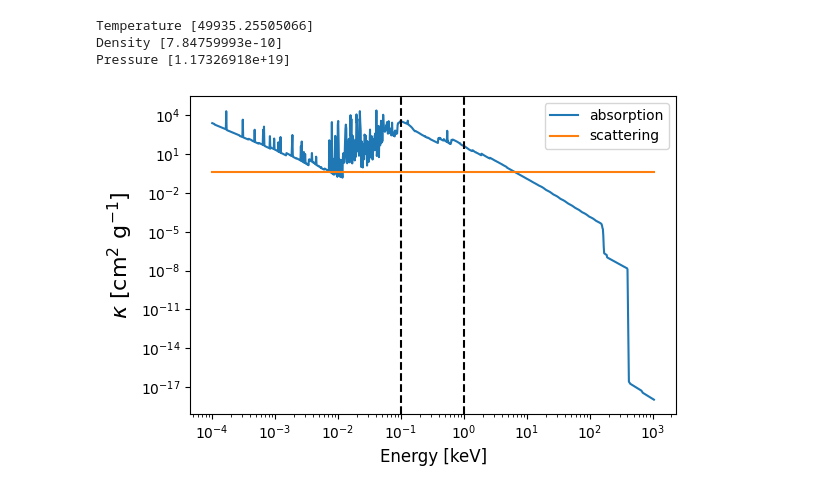
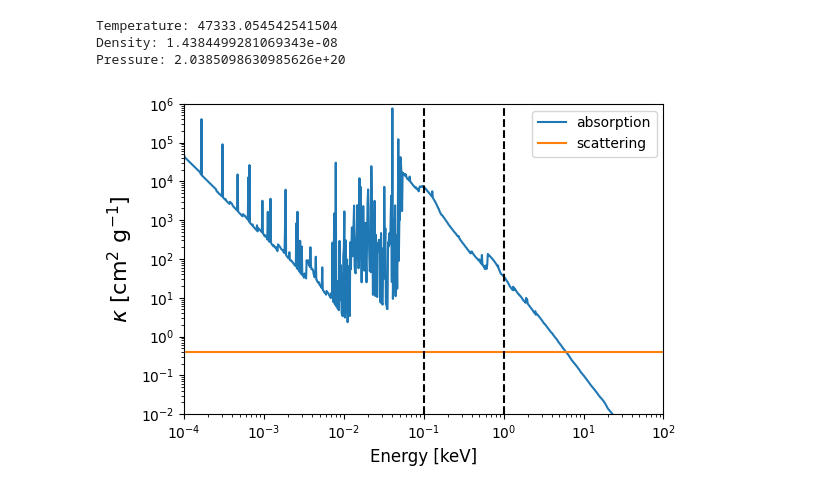
Before and after one commit to AmySec/python4XSTAR, a Jupyter notebook: ind_opacity_analysis.ipynb, the cells around one changed output. Cells and saved outputs as stored; diff of their text form; code cells hidden in the pictures.

```diff
--- a/ind_opacity_analysis.ipynb
+++ b/ind_opacity_analysis.ipynb
@@ -5,11 +5,11 @@ import numpy as np
 import matplotlib.pyplot as plt
 %matplotlib inline
 # %%
-tlist=np.logspace(np.log10(5e3),np.log10(1e6),100)
-dlist=np.logspace(-15,-7,20)
+tlist=np.logspace(np.log10(5e3),np.log10(1e6),100) #in kelvin
+dlist=np.logspace(-15,-7,20) #in g cm^-3
 
-wantrho=1e-9
-wanttemp=5e4
+wantrho=1.29e-8 #in g cm^-3
+wanttemp=4e-3*11604525.0061598 #in keV and converted to kelvin
 
 i=np.argmin(abs(tlist-wanttemp))
 j=np.argmin(abs(dlist-wantrho))
@@ -20,30 +20,32 @@ dir_path='/Users/asecunda/Documents/thesis/radsims1/toyanfeiv2 (1)/work/'
 
 hud = fits.open(dir_path+'/ares/opakout'+str(num)+'.fits')
 names=hud[1].data['parameter']
-print("Temperature",hud[1].data['value'][names=='temperature']*1e4)
-print("Density",hud[1].data['value'][names=='density']*1.67e-24)
-print("Pressure",hud[1].data['value'][names=='pressure'])
+print("Temperature:",hud[1].data['value'][names=='temperature'][0]*1e4)
+print("Density:",hud[1].data['value'][names=='density'][0]*1.67e-24)
+print("Pressure:",hud[1].data['value'][names=='pressure'][0])
 # %% [output]
-Temperature [49935.25505066]
-Density [7.84759993e-10]
-Pressure [1.17326918e+19]
+Temperature: 47333.054542541504
+Density: 1.4384499281069343e-08
+Pressure: 2.0385098630985626e+20
 # %%
 rho=hud[1].data['value'][names=='density']*1.67e-24
 
 fig=plt.figure(figsize=(6,4))
+
 plt.plot(hud[3].data['energy']/1000,hud[3].data['opacity ']/rho,label='absorption')
 plt.plot(hud[3].data['energy']/1000,hud[3].data['scattering']/rho,label='scattering')
 plt.gca().set_xscale('log')
 plt.gca().set_yscale('log')
-#plt.xlim(1000,1e6)
+plt.xlim(1e-4,1e2)
+plt.ylim(0.01,1e6)
 plt.axvline(0.1,linestyle='dashed',color='black')
 plt.axvline(1,linestyle='dashed',color='black')
 
 plt.xlabel('Energy [keV]',fontsize=12)
 plt.ylabel(r'$\kappa$ [cm$^2~$g$^{-1}$]',fontsize=16)
 plt.legend()
 plt.tight_layout()
 
 #plt.savefig('opex.pdf')
 # %% [output]
-[figure, old version]
+[figure, new version]
```
